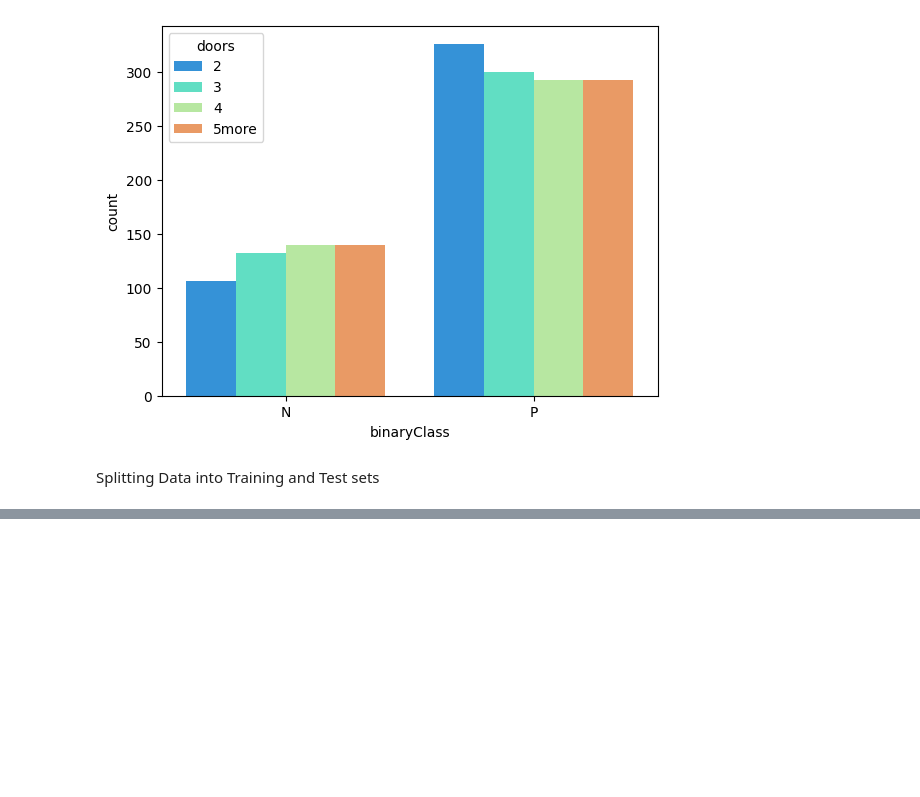
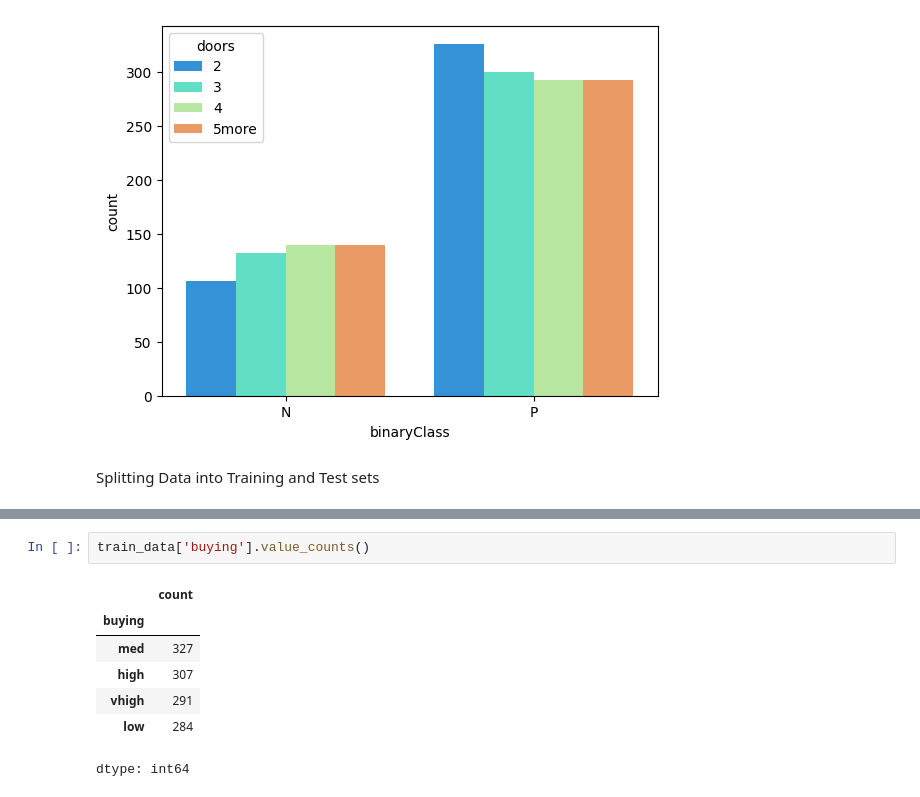
Before and after one commit to arshiya803/AIML-2303A51389, a Jupyter notebook: Lab08_AIML.ipynb, the cells around one changed output, grey strips where cells are left out. Drawn from its saved outputs; the diff is of its cells as text; blank space fills up the shorter version.

```diff
--- a/Lab08_AIML.ipynb
+++ b/Lab08_AIML.ipynb
@@ -114,0 +120,10 @@ The size of training data_is:      buying  maint  doors persons lug_boot safety
+# %%
+train_data['buying'].value_counts()
+# %% [output]
+|  | count |
+| buying |  |
+| med | 327 |
+| high | 307 |
+| vhigh | 291 |
+| low | 284 |
+dtype: int64
```
Also changed, not shown: parts of 7 cells of this notebook.
